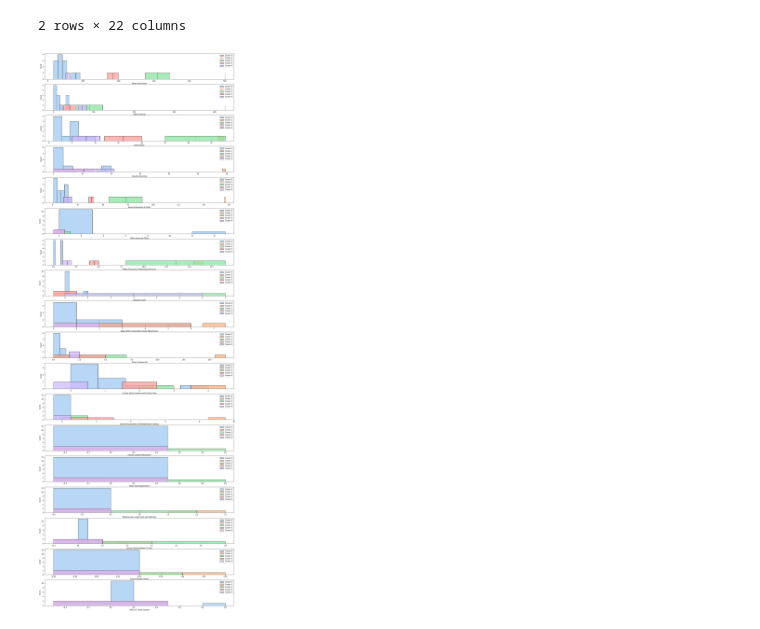
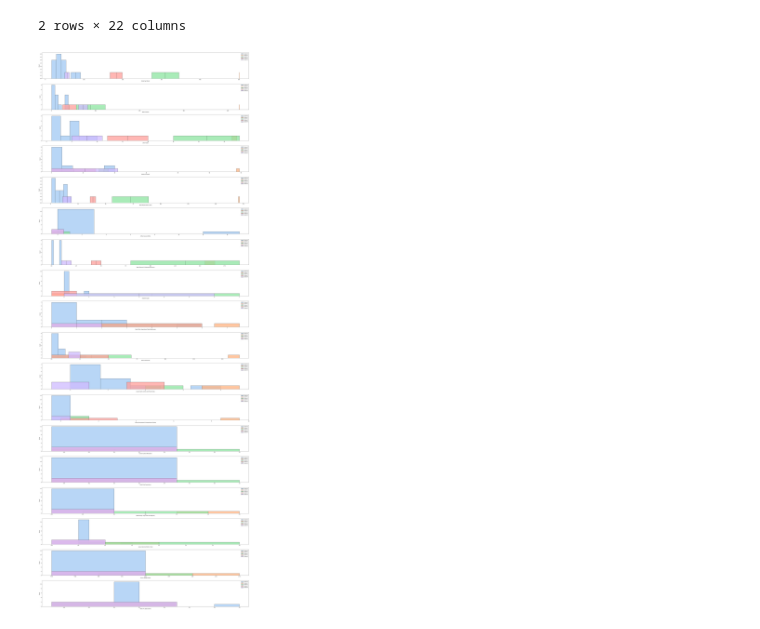
Before and after one commit to christinabotros/Camden-High-Street-Analysis, a Jupyter notebook: Camden Cluster Analysis.ipynb, the cells around one changed output. Drawn from its saved outputs; the diff is of its cells as text; code cells hidden in the pictures.

```diff
--- a/Camden Cluster Analysis.ipynb
+++ b/Camden Cluster Analysis.ipynb
@@ -795,34 +795,36 @@ Group5
 colours = sns.color_palette("pastel")
 CAMCLUS['colour'] =  CAMCLUS['Cluster'].apply(lambda x : colours[x])
 # %%
-fig, ax = plt.subplots(nrows=18, ncols=1, figsize=(20, 60))
+fig, ax = plt.subplots(nrows=18, ncols=1, figsize=(40, 110))
 
 
 for i, a in enumerate(['Retail High Street', 'Office General',
  'Other Public',
  'Industrial General',
  'Retail Restaurants & Cafes',
  'Office Serviced Office',
  'Retail Financial & Professional Services',
  'Industrial Light',
  'Retail Other Superstores/ Retail Warehouses',
  'Other Commercial',
  'Leisure Sports centres and Private Clubs',
  'Leisure Amusement & Entertainment Centres',
  'Leisure Cultural Attractions',
  'Retail Food Superstores',
  'Warehousing  Large Scale and High Bay',
  'Leisure General Hotels (3 star)',
  'Leisure Budget Hotels',
  'Office IT / Data Centres']):
 
 
     sns.histplot(ax=ax[i], label="Cluster 0", data=CAMCLUS[CAMCLUS['Cluster']==0], x=a, color=colours[0])
     sns.histplot( ax=ax[i],label="Cluster 1", data=CAMCLUS[CAMCLUS['Cluster']==1], x=a, color=colours[1])
     sns.histplot(ax=ax[i],label="Cluster 2", data=CAMCLUS[CAMCLUS['Cluster']==2], x=a, color=colours[2])
     sns.histplot( ax=ax[i],label="Cluster 3", data=CAMCLUS[CAMCLUS['Cluster']==3], x=a, color=colours[3])
     sns.histplot( ax=ax[i],label="Cluster 4", data=CAMCLUS[CAMCLUS['Cluster']==4], x=a, color=colours[4])
 
     ax[i].legend()
+
+fig.savefig('Camden High Street Clusters.jpg')
 # %% [output]
-[figure, old version]
+[figure, new version]
```
Also changed, not shown: 1 other file.
